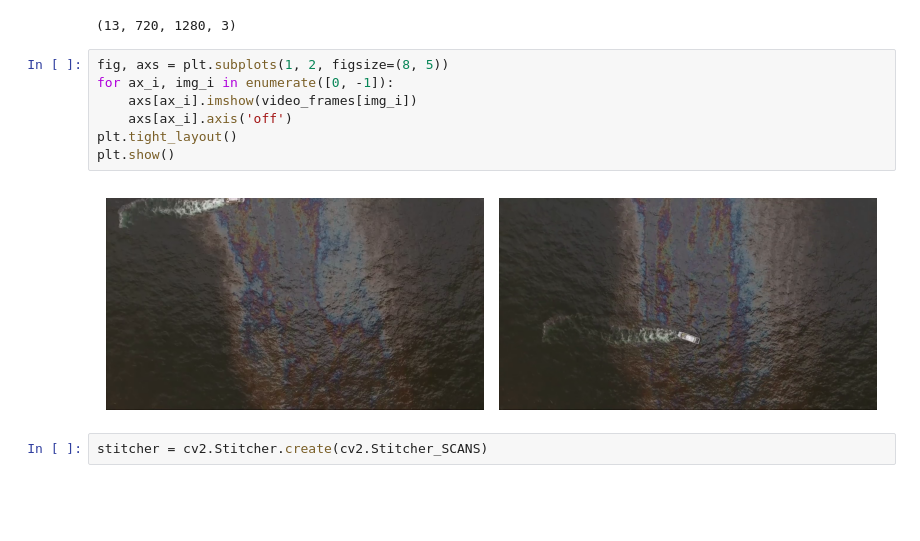
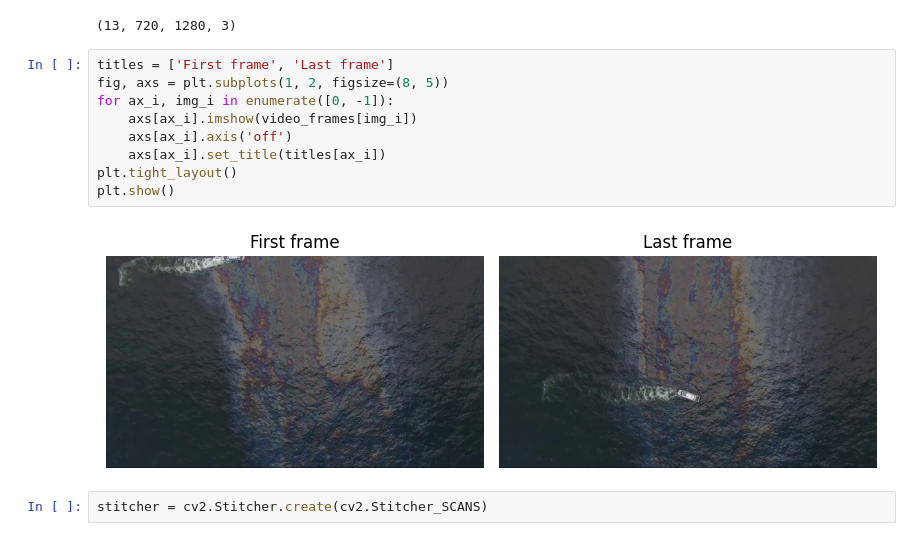
Before and after one commit to vederko-p/oil_segmentation, a Jupyter notebook: notebooks/image_stitching/Image stitching from video.ipynb, the cells around one changed output. Cells and saved outputs as stored; diff of their text form; blank space fills up the shorter version.

Commit message:
image stitching notebook: add pipeline overview

```diff
--- a/notebooks/image_stitching/Image stitching from video.ipynb
+++ b/notebooks/image_stitching/Image stitching from video.ipynb
@@ -17,14 +21,16 @@ video_frames.shape
 # %% [output]
 (13, 720, 1280, 3)
 # %%
+titles = ['First frame', 'Last frame']
 fig, axs = plt.subplots(1, 2, figsize=(8, 5))
 for ax_i, img_i in enumerate([0, -1]):
     axs[ax_i].imshow(video_frames[img_i])
     axs[ax_i].axis('off')
+    axs[ax_i].set_title(titles[ax_i])
 plt.tight_layout()
 plt.show()
 # %% [output]
-[figure, old version]
+[figure, new version]
 # %%
 stitcher = cv2.Stitcher.create(cv2.Stitcher_SCANS)
 # %%
```
Also changed, not shown: parts of 15 cells of this notebook.
